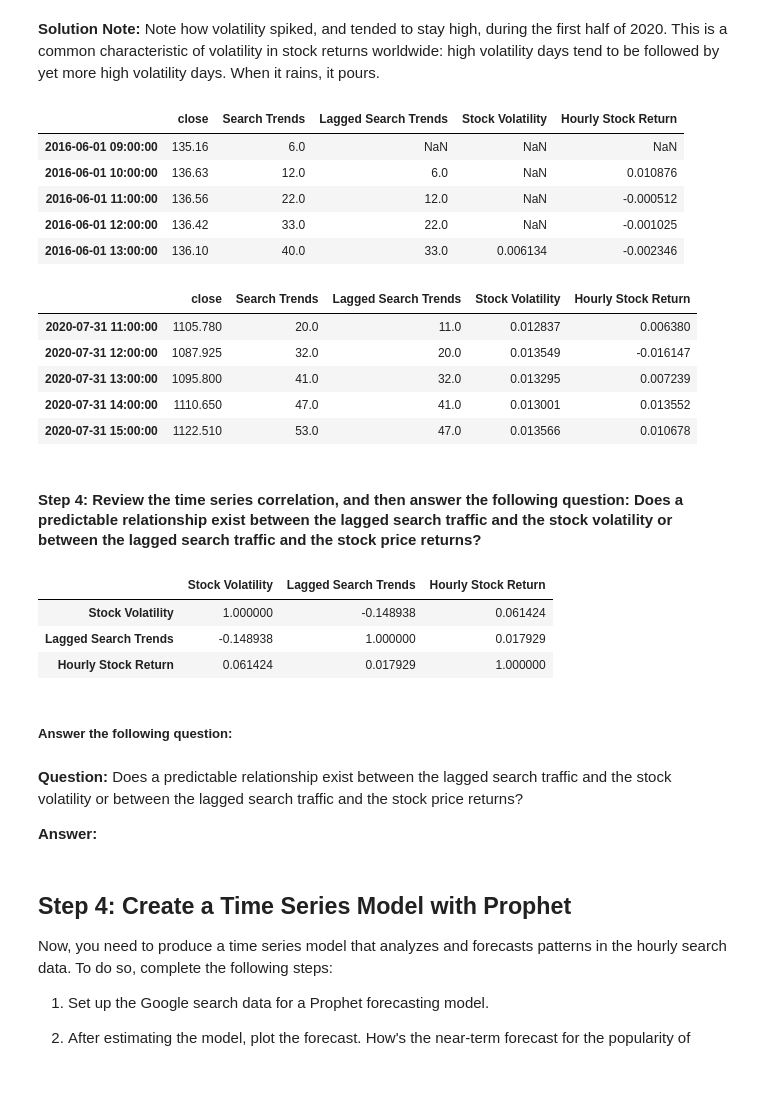
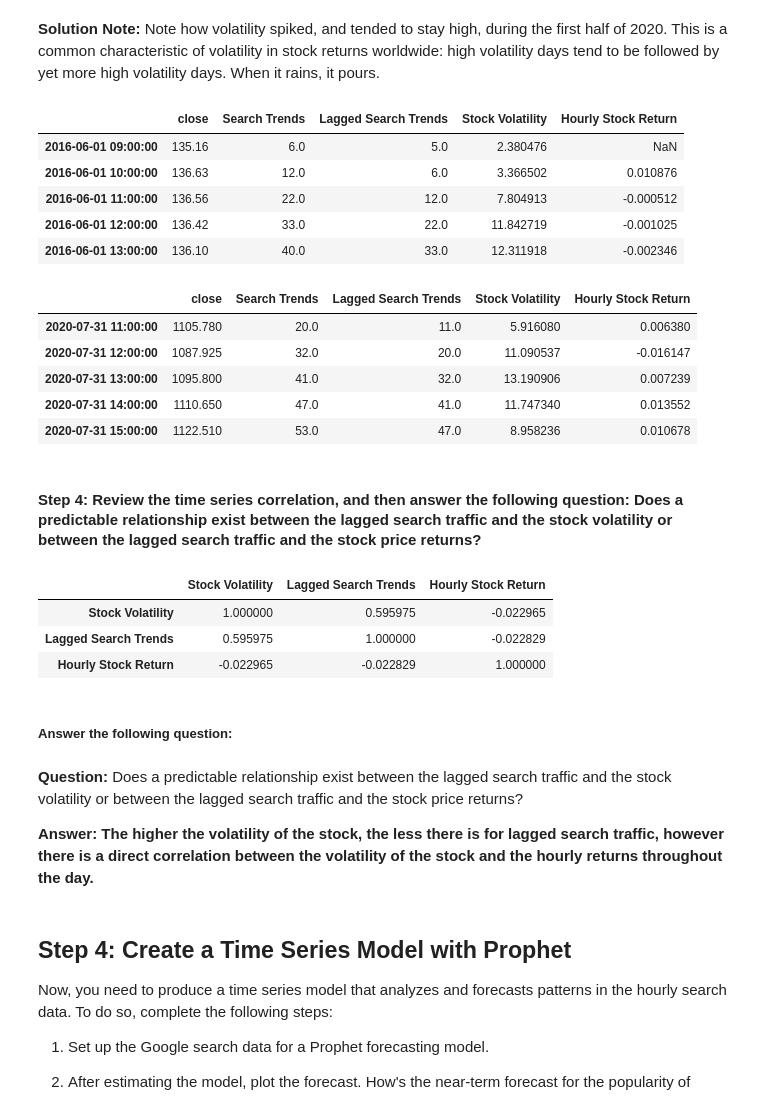
Before and after one commit to D4ality/prophet-challenge, a Jupyter notebook: forecasting_net_prophet.ipynb, the cells around one changed output. Saved outputs shown, nothing was run; the diff lists cells and outputs as text; code cells hidden in the pictures; blank space fills up the shorter version.

```diff
--- a/forecasting_net_prophet.ipynb
+++ b/forecasting_net_prophet.ipynb
@@ -269,9 +273,12 @@ display(df_mercado_stock.tail())
 # %%
 # Concatenate the df_mercado_stock DataFrame with the df_mercado_trends DataFrame
-# Concatenate the DataFrame by columns (axis=1), and drop and rows with only one column of data
-
+# Concatenate the DataFrame by columns (axis=1), and drop rows with only one column of data
+df_combined = pd.concat([df_mercado_stock, df_mercado_trends], axis=1)
+df_combined = df_combined.dropna(thresh=2)
 
 # View the first and last five rows of the DataFrame
+display(df_combined.head())
+display(df_combined.tail())
 # %% [output]
 |  | close | Search Trends |
 | 2016-06-01 09:00:00 | 135.16 | 6.0 |
@@ -327,3 +337,5 @@ array([<Axes: >, <Axes: >], dtype=object)
 # %%
 # Create a new column in the mercado_stock_trends_df DataFrame called Lagged Search Trends
 # This column should shift the Search Trends information by one hour
+df_combined['Lagged Search Trends'] = df_mercado_trends['Search Trends'].shift(1)
+display(df_combined.head())
@@ -330,3 +349,5 @@ array([<Axes: >, <Axes: >], dtype=object)
 # %%
 # Create a new column in the mercado_stock_trends_df DataFrame called Stock Volatility
 # This column should calculate the standard deviation of the closing stock price return data over a 4 period rolling window
+df_combined['Stock Volatility'] = df_mercado_trends.rolling(window=4).std()
+display(df_combined.head())
@@ -340,37 +369,40 @@ array([<Axes: >, <Axes: >], dtype=object)
 # %%
 # Create a new column in the mercado_stock_trends_df DataFrame called Hourly Stock Return
 # This column should calculate hourly return percentage of the closing price
+df_combined['Hourly Stock Return'] = df_combined['close'].pct_change()
 # %%
 # View the first and last five rows of the mercado_stock_trends_df DataFrame
+display(df_combined.head())
+display(df_combined.tail())
 # %% [output]
 |  | close | Search Trends | Lagged Search Trends | Stock Volatility | Hourly Stock Return |
-| 2016-06-01 09:00:00 | 135.16 | 6.0 | NaN | NaN | NaN |
-| 2016-06-01 10:00:00 | 136.63 | 12.0 | 6.0 | NaN | 0.010876 |
-| 2016-06-01 11:00:00 | 136.56 | 22.0 | 12.0 | NaN | -0.000512 |
-| 2016-06-01 12:00:00 | 136.42 | 33.0 | 22.0 | NaN | -0.001025 |
-| 2016-06-01 13:00:00 | 136.10 | 40.0 | 33.0 | 0.006134 | -0.002346 |
+| 2016-06-01 09:00:00 | 135.16 | 6.0 | 5.0 | 2.380476 | NaN |
+| 2016-06-01 10:00:00 | 136.63 | 12.0 | 6.0 | 3.366502 | 0.010876 |
+| 2016-06-01 11:00:00 | 136.56 | 22.0 | 12.0 | 7.804913 | -0.000512 |
+| 2016-06-01 12:00:00 | 136.42 | 33.0 | 22.0 | 11.842719 | -0.001025 |
+| 2016-06-01 13:00:00 | 136.10 | 40.0 | 33.0 | 12.311918 | -0.002346 |
 |  | close | Search Trends | Lagged Search Trends | Stock Volatility | Hourly Stock Return |
-| 2020-07-31 11:00:00 | 1105.780 | 20.0 | 11.0 | 0.012837 | 0.006380 |
-| 2020-07-31 12:00:00 | 1087.925 | 32.0 | 20.0 | 0.013549 | -0.016147 |
-| 2020-07-31 13:00:00 | 1095.800 | 41.0 | 32.0 | 0.013295 | 0.007239 |
-| 2020-07-31 14:00:00 | 1110.650 | 47.0 | 41.0 | 0.013001 | 0.013552 |
-| 2020-07-31 15:00:00 | 1122.510 | 53.0 | 47.0 | 0.013566 | 0.010678 |
+| 2020-07-31 11:00:00 | 1105.780 | 20.0 | 11.0 | 5.916080 | 0.006380 |
+| 2020-07-31 12:00:00 | 1087.925 | 32.0 | 20.0 | 11.090537 | -0.016147 |
+| 2020-07-31 13:00:00 | 1095.800 | 41.0 | 32.0 | 13.190906 | 0.007239 |
+| 2020-07-31 14:00:00 | 1110.650 | 47.0 | 41.0 | 11.747340 | 0.013552 |
+| 2020-07-31 15:00:00 | 1122.510 | 53.0 | 47.0 | 8.958236 | 0.010678 |
 # %% [markdown]
 #### Step 4: Review the time series correlation, and then answer the following question: Does a predictable relationship exist between the lagged search traffic and the stock volatility or between the lagged search traffic and the stock price returns?
 # %%
 # Construct correlation table of Stock Volatility, Lagged Search Trends, and Hourly Stock Return
-mercado_stock_trends_df[['Stock Volatility', 'Lagged Search Trends', 'Hourly Stock Return']].corr()
+df_combined[['Stock Volatility', 'Lagged Search Trends', 'Hourly Stock Return']].corr()
 # %% [output]
 |  | Stock Volatility | Lagged Search Trends | Hourly Stock Return |
-| Stock Volatility | 1.000000 | -0.148938 | 0.061424 |
-| Lagged Search Trends | -0.148938 | 1.000000 | 0.017929 |
-| Hourly Stock Return | 0.061424 | 0.017929 | 1.000000 |
+| Stock Volatility | 1.000000 | 0.595975 | -0.022965 |
+| Lagged Search Trends | 0.595975 | 1.000000 | -0.022829 |
+| Hourly Stock Return | -0.022965 | -0.022829 | 1.000000 |
 # %% [markdown]
 ##### Answer the following question:
 # %% [markdown]
 **Question:** Does a predictable relationship exist between the lagged search traffic and the stock volatility or between the lagged search traffic and the stock price returns?
 
-**Answer:**
+**Answer: The higher the volatility of the stock, the less there is for lagged search traffic, however there is a direct correlation between the volatility of the stock and the hourly returns throughout the day.**
 # %% [markdown]
 ## Step 4: Create a Time Series Model with Prophet
 
```
Also changed, not shown: parts of 7 cells of this notebook, 1 other file.
